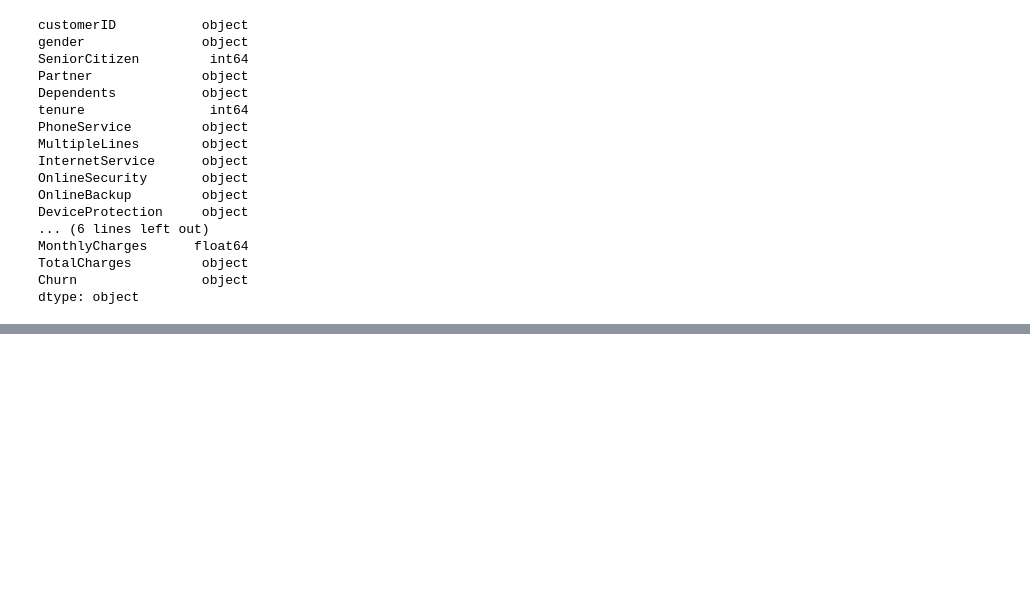
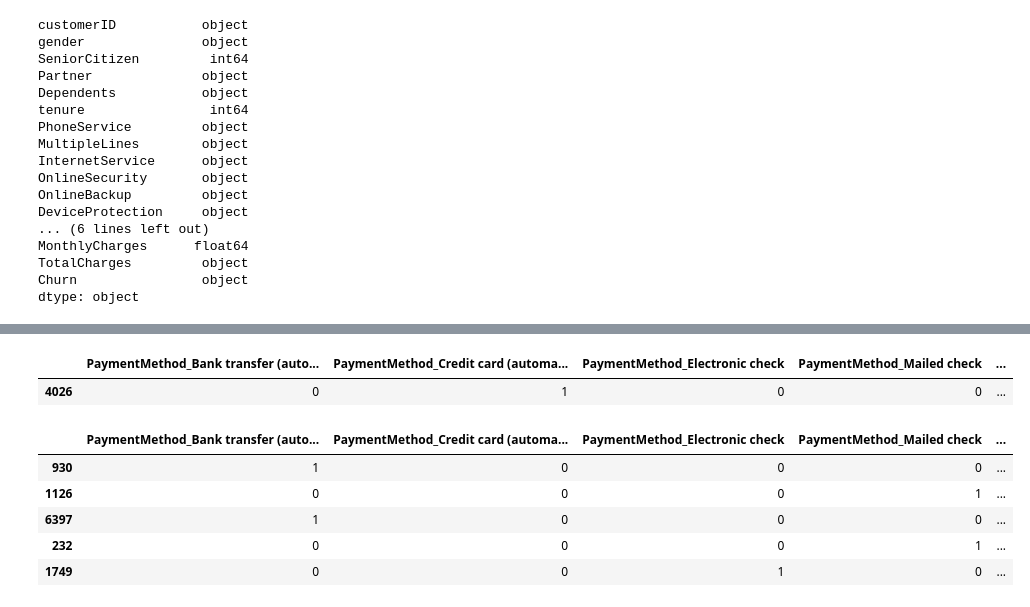
Before and after one commit to GrueneKatze/AI-for-Medicine-Coursera, a Jupyter notebook: Churn_rate_preds.ipynb, the cells around one changed output, grey strips where cells are left out. Drawn from its saved outputs; the diff is of its cells as text; code cells hidden in the pictures; blank space fills up the shorter version.

```diff
--- a/Churn_rate_preds.ipynb
+++ b/Churn_rate_preds.ipynb
@@ -61,0 +86,3 @@ dtype: object
+# %%
+#excluding empty cells
+dataset_wo_empty = dataset[dataset['TotalCharges'] != ' ']
@@ -61,0 +93,2 @@ dtype: object
+# %%
+dataset_wo_empty['TotalCharges'] = pd.to_numeric(dataset_wo_empty['TotalCharges'])
@@ -61,0 +121,13 @@ dtype: object
+# %%
+#converting categorical to binary cols
+dummy_fields = ['gender', 'Partner', 'Dependents','PhoneService','MultipleLines','InternetService','OnlineSecurity','OnlineBackup','DeviceProtection','TechSupport','StreamingTV','StreamingMovies','Contract','PaperlessBilling','PaymentMethod']
+for each in dummy_fields:
+    dummies = pd.get_dummies(dataset_wo_empty[each], prefix=each, drop_first=False)
+    dataset_wo_empty = pd.concat([dummies, dataset_wo_empty], axis=1)
+
+data_w_dummies = dataset_wo_empty.drop(dummy_fields, axis=1)
+data_w_dummies.sample()
+#dataset_w_dummies = pd.get_dummies(dataset_wo_empty)
+# %% [output]
+|  | PaymentMethod_Bank transfer (auto... | PaymentMethod_Credit card (automa... | PaymentMethod_Electronic check | PaymentMethod_Mailed check | ... |
+| 4026 | 0 | 1 | 0 | 0 | ... |
@@ -61,0 +138,10 @@ dtype: object
+# %%
+len(data_w_dummies.columns)
+data_w_dummies.sample(5)
+# %% [output]
+|  | PaymentMethod_Bank transfer (auto... | PaymentMethod_Credit card (automa... | PaymentMethod_Electronic check | PaymentMethod_Mailed check | ... |
+| 930 | 1 | 0 | 0 | 0 | ... |
+| 1126 | 0 | 0 | 0 | 1 | ... |
+| 6397 | 1 | 0 | 0 | 0 | ... |
+| 232 | 0 | 0 | 0 | 1 | ... |
+| 1749 | 0 | 0 | 1 | 0 | ... |
```
Also changed, not shown: parts of 33 cells of this notebook.
